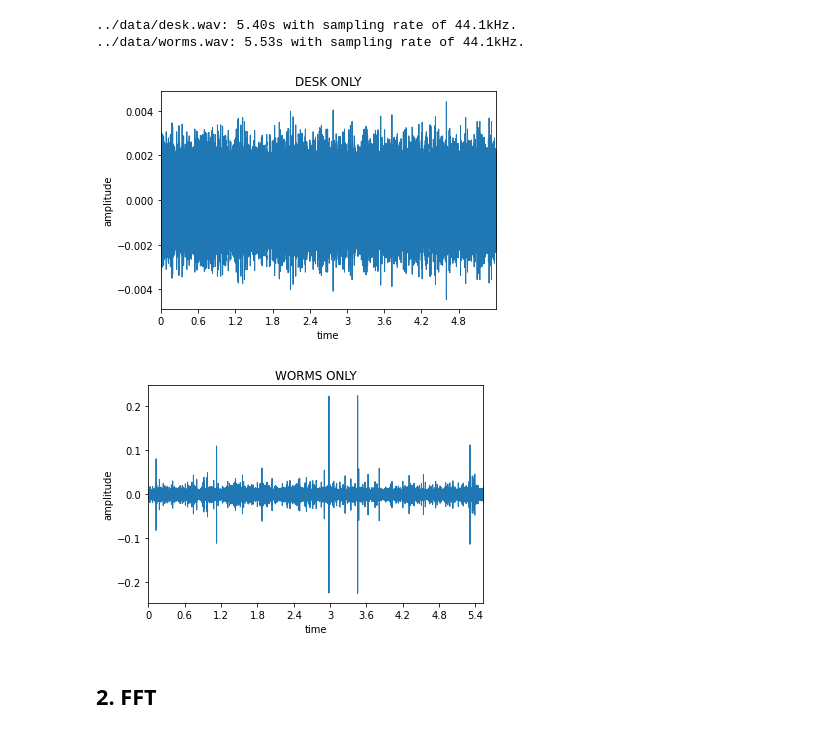
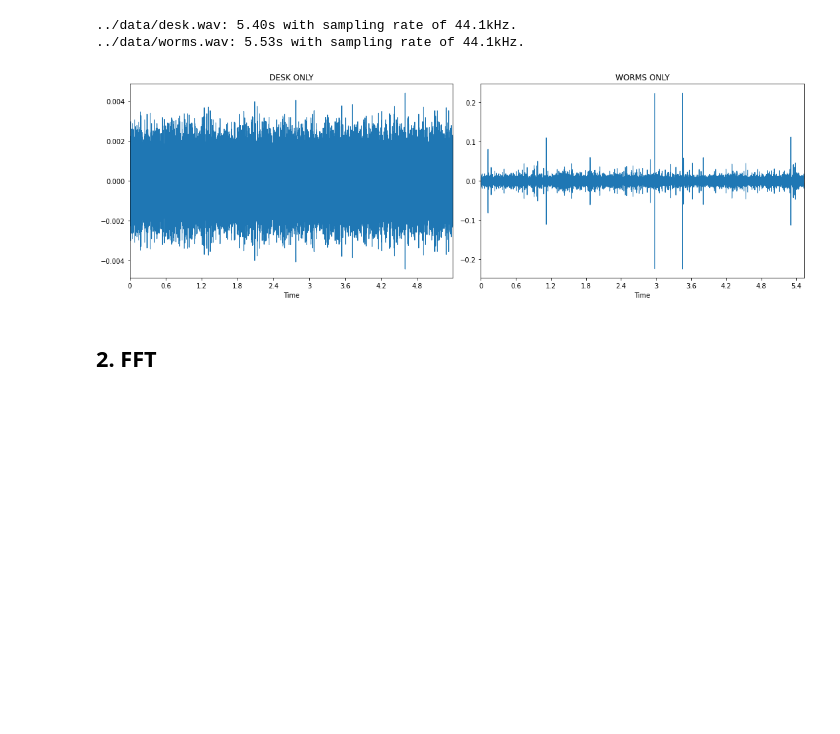
Before and after one commit to lukaschoebel/bed, a Jupyter notebook: notebooks/playground.ipynb, the cells around one changed output. Saved outputs shown, nothing was run; the diff lists cells and outputs as text; code cells hidden in the pictures; blank space fills up the shorter version.

Commit message:
enhancing parallel plotting

```diff
--- a/notebooks/playground.ipynb
+++ b/notebooks/playground.ipynb
@@ -32,21 +31,17 @@ print(f"{worm_path}: {len(worms_samples)/worms_sr:.2f}s with sampling rate of {w
 # %% [output]
 ../data/desk.wav: 5.40s with sampling rate of 44.1kHz.
 ../data/worms.wav: 5.53s with sampling rate of 44.1kHz.
-# %%
-plt.figure()
-librosa.display.waveplot(y=desk_samples, sr=desk_sr)
-plt.title('DESK ONLY')
-plt.xlabel('time')
-plt.ylabel('amplitude')
-plt.show()
-plt.figure()
-librosa.display.waveplot(y=worms_samples, sr=worms_sr)
-plt.title('WORMS ONLY')
-plt.xlabel('time')
-plt.ylabel('amplitude')
-plt.show()
-# %% [output]
-[figure, removed]
-[figure, removed]
+# %%
+nou.compare_diagrams(
+    librosa.display.waveplot,
+    sample_1=desk_samples,
+    sr_1=desk_sr,
+    title_1="DESK ONLY",
+    sample_2=worms_samples,
+    sr_2=worms_sr,
+    title_2="WORMS ONLY"
+)
+# %% [output]
+[figure, added]
 # %% [markdown]
 ## 2. FFT
```
Also changed, not shown: parts of 14 cells of this notebook, 1 other file.
